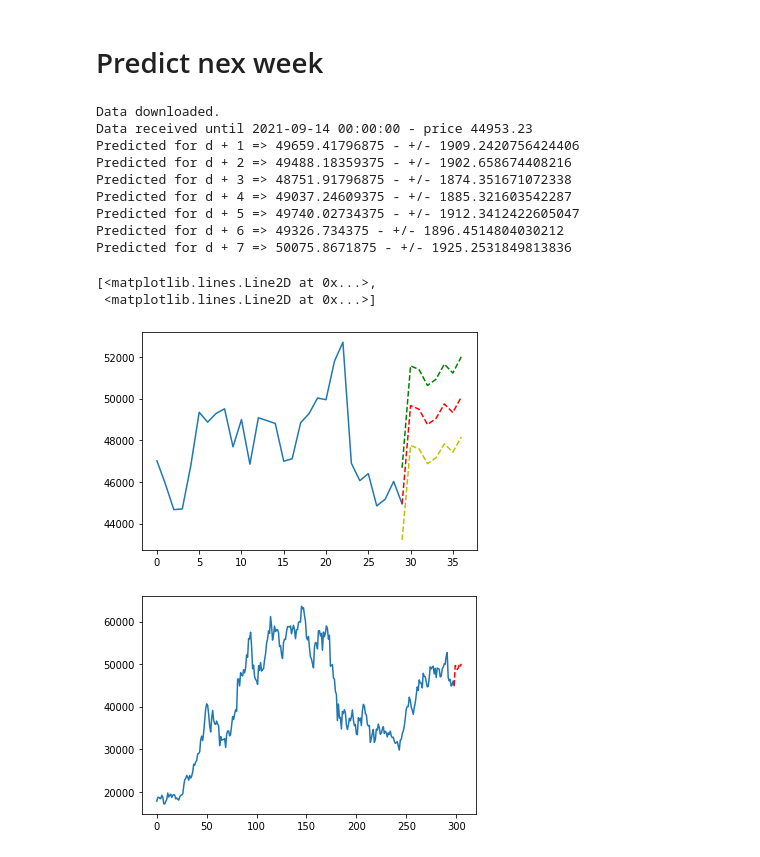
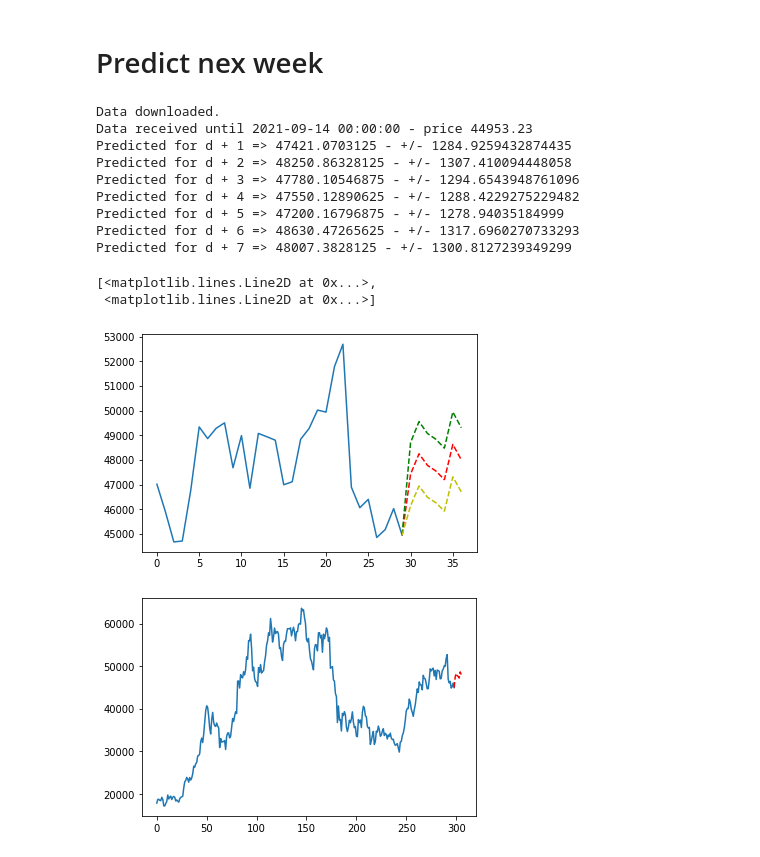
Before and after one commit to alirezaght/bitcoin-price-prediction, a Jupyter notebook: train.ipynb, the cells around one changed output. Saved outputs shown, nothing was run; the diff lists cells and outputs as text; code cells hidden in the pictures.

```diff
--- a/train.ipynb
+++ b/train.ipynb
@@ -98,6 +98,7 @@ train_x, train_y, test_x, test_y = create_batch(batch_number, days_in_batch, pre
 from tensorflow.keras import layers
 from tensorflow import keras
 from tensorflow.keras.optimizers import RMSprop
+from tensorflow.keras.optimizers import SGD
 
 class TrainingStop(keras.callbacks.Callback):
     def __init__(self, threshold):
@@ -115,8 +116,8 @@ model = keras.Sequential()
 model.add(layers.GRU(64, activation="relu"))
 model.add(layers.Dense(predict_day, activation="relu"))
 
-model.compile(optimizer="rmsprop", loss="mae", metrics=["mape"])
-# model.fit(train_x, train_y, epochs=100, callbacks=[TrainingStop(5)])
-model.fit(train_x, train_y, epochs=20)
+model.compile(optimizer=RMSprop(learning_rate=0.001, momentum=0.9), loss="mae", metrics=["mape"])
+model.fit(train_x, train_y, epochs=100, callbacks=[TrainingStop(5)])
+# model.fit(train_x, train_y, epochs=20)
 model.summary()
 # %% [output]
@@ -224,40 +225,44 @@ new_data = last_n_days_data(downloaded_data, days_in_batch)
 #   predictions[i] = predicted_data[0][0]
 #   new_data = _new
 
 
 predicted_data = model.predict(new_data)
 predictions = predicted_data[0]
 
 print(f"Data received until {downloaded_data['date'][0]} - price {downloaded_data['open'][0]}")
 count = 0
 for p_data in predictions:
   count += 1
   print(f"Predicted for d + {count} => {p_data} - +/- {p_data * (mape/200.0)}")
 
 
 first_half = np.array(downloaded_data['close'][days_in_batch:0:-1])
 first_range = [*range(len(first_half))]
 second_half = np.insert(predictions, 0, first_half[-1])
 second_range = [*range(len(first_half) - 1, len(first_half) + len(second_half) - 1)]
-plt.plot(first_range, first_half, second_range, second_half, 'r--', second_range, second_half * (1 + (mape/200.0)), 'g--', second_range, second_half * (1 - (mape/200.0)), 'y--')
+predictions_mul_top_error = predictions * (1 + (mape/200.0))
+seond_half_mul_top_error = np.insert(predictions_mul_top_error, 0, first_half[-1])
+predictions_mul_bottom_error = predictions * (1 - (mape/200.0))
+seond_half_mul_bottom_error = np.insert(predictions_mul_bottom_error, 0, first_half[-1])
+plt.plot(first_range, first_half, second_range, second_half, 'r--', second_range, seond_half_mul_top_error, 'g--', second_range, seond_half_mul_bottom_error, 'y--')
 
 plt.figure("res_all")
 first_half = np.array(downloaded_data['close'][:0:-1])
 first_range = [*range(len(first_half))]
 second_half = np.insert(predictions, 0, first_half[-1])
 second_range = [*range(len(first_half) - 1, len(first_half) + len(second_half) - 1)]
 plt.plot(first_range, first_half, second_range, second_half, 'r--')
 # %% [output]
 Data downloaded.
 Data received until 2021-09-14 00:00:00 - price 44953.23
-Predicted for d + 1 => 49659.41796875 - +/- 1909.2420756424406
-Predicted for d + 2 => 49488.18359375 - +/- 1902.658674408216
-Predicted for d + 3 => 48751.91796875 - +/- 1874.351671072338
-Predicted for d + 4 => 49037.24609375 - +/- 1885.321603542287
-Predicted for d + 5 => 49740.02734375 - +/- 1912.3412422605047
-Predicted for d + 6 => 49326.734375 - +/- 1896.4514804030212
-Predicted for d + 7 => 50075.8671875 - +/- 1925.2531849813836
+Predicted for d + 1 => 47421.0703125 - +/- 1284.9259432874435
+Predicted for d + 2 => 48250.86328125 - +/- 1307.410094448058
+Predicted for d + 3 => 47780.10546875 - +/- 1294.6543948761096
+Predicted for d + 4 => 47550.12890625 - +/- 1288.4229275229482
+Predicted for d + 5 => 47200.16796875 - +/- 1278.94035184999
+Predicted for d + 6 => 48630.47265625 - +/- 1317.6960270733293
+Predicted for d + 7 => 48007.3828125 - +/- 1300.8127239349299
 [<matplotlib.lines.Line2D at 0x...>,
  <matplotlib.lines.Line2D at 0x...>]
-[figure, old version]
+[figure, new version]
-[figure, old version]
+[figure, new version]
```
Also changed, not shown: parts of 2 cells of this notebook.
